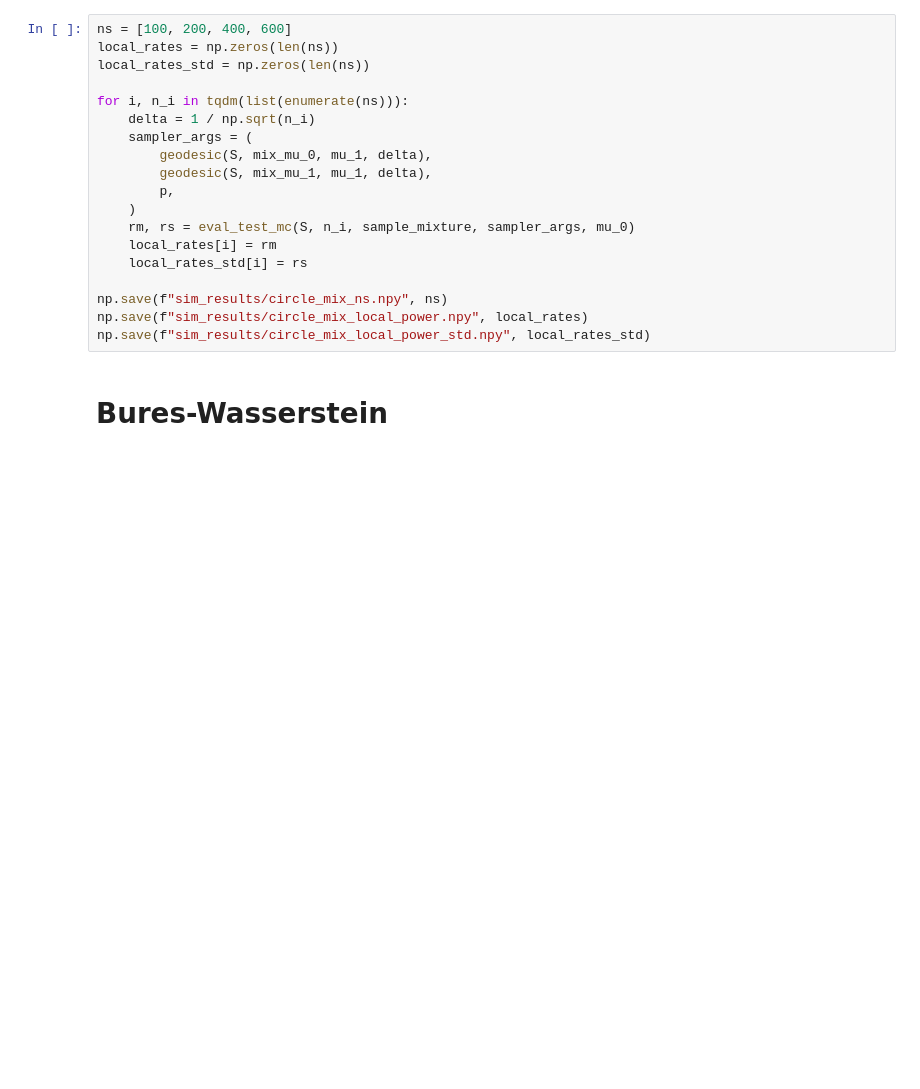
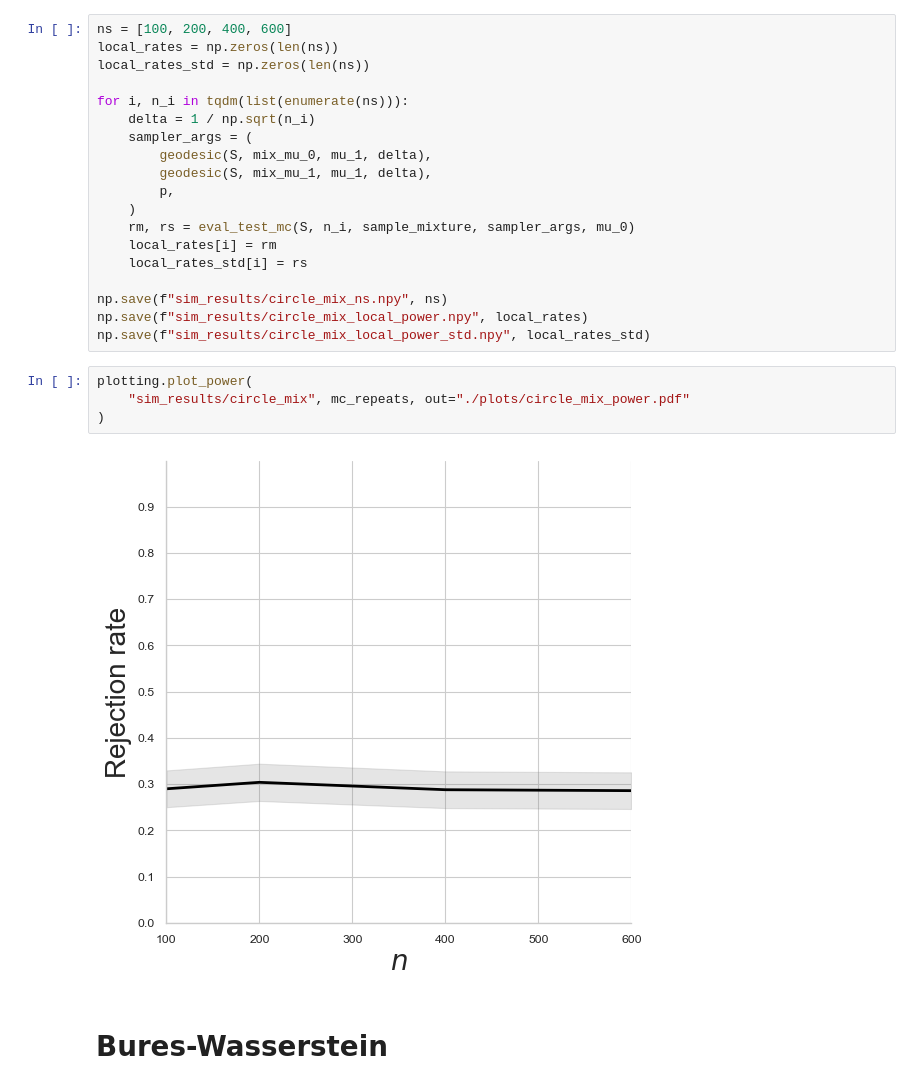
Before and after one commit to matthieubulte/meantesting, a Jupyter notebook: experiments.ipynb, the cells around one changed output. Cells and saved outputs as stored; diff of their text form; blank space fills up the shorter version.

```diff
--- a/experiments.ipynb
+++ b/experiments.ipynb
@@ -291,6 +292,12 @@ for i, n_i in tqdm(list(enumerate(ns))):
 np.save(f"sim_results/circle_mix_ns.npy", ns)
 np.save(f"sim_results/circle_mix_local_power.npy", local_rates)
 np.save(f"sim_results/circle_mix_local_power_std.npy", local_rates_std)
+# %%
+plotting.plot_power(
+    "sim_results/circle_mix", mc_repeats, out="./plots/circle_mix_power.pdf"
+)
+# %% [output]
+[figure, added]
 # %% [markdown]
 # Bures-Wasserstein
 # %%
```
Also changed, not shown: parts of 9 cells of this notebook, 9 other files.
